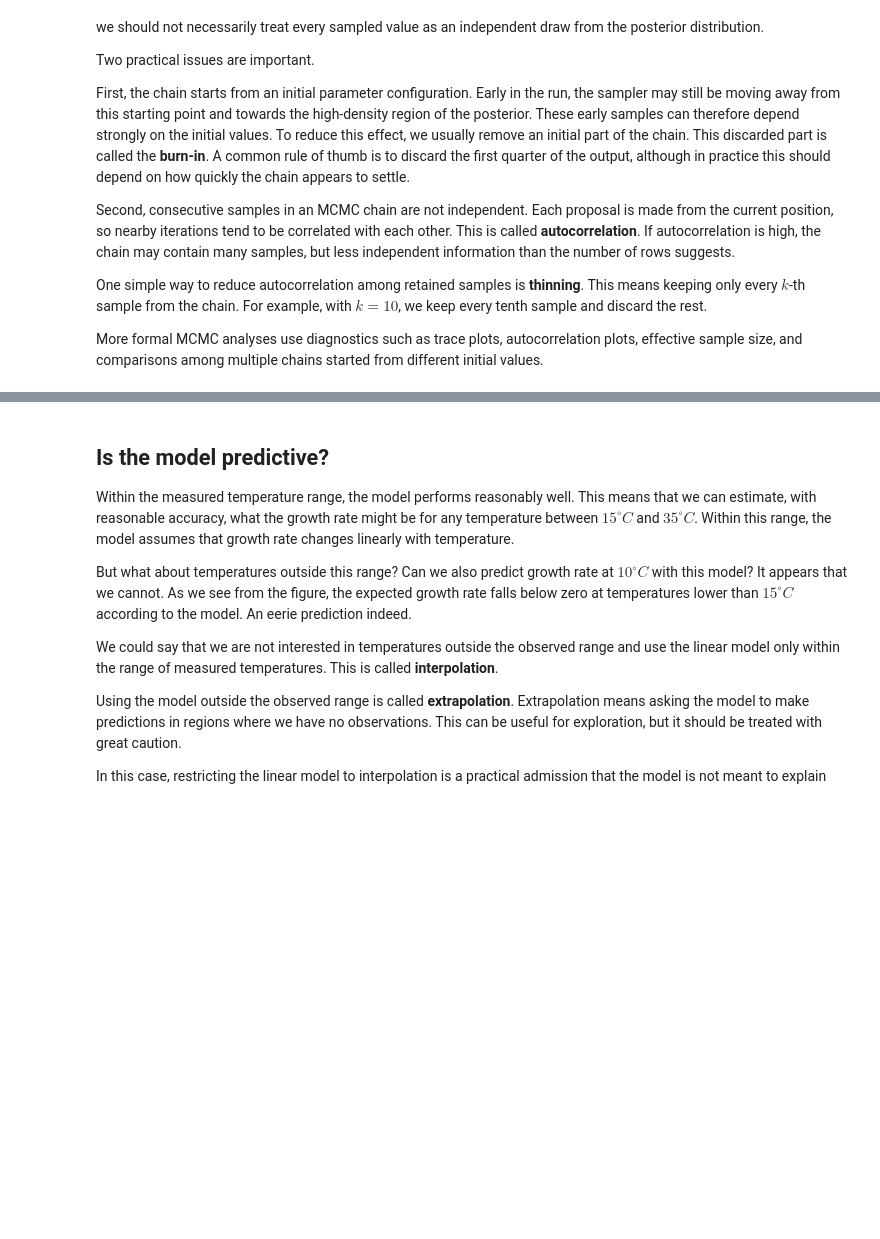
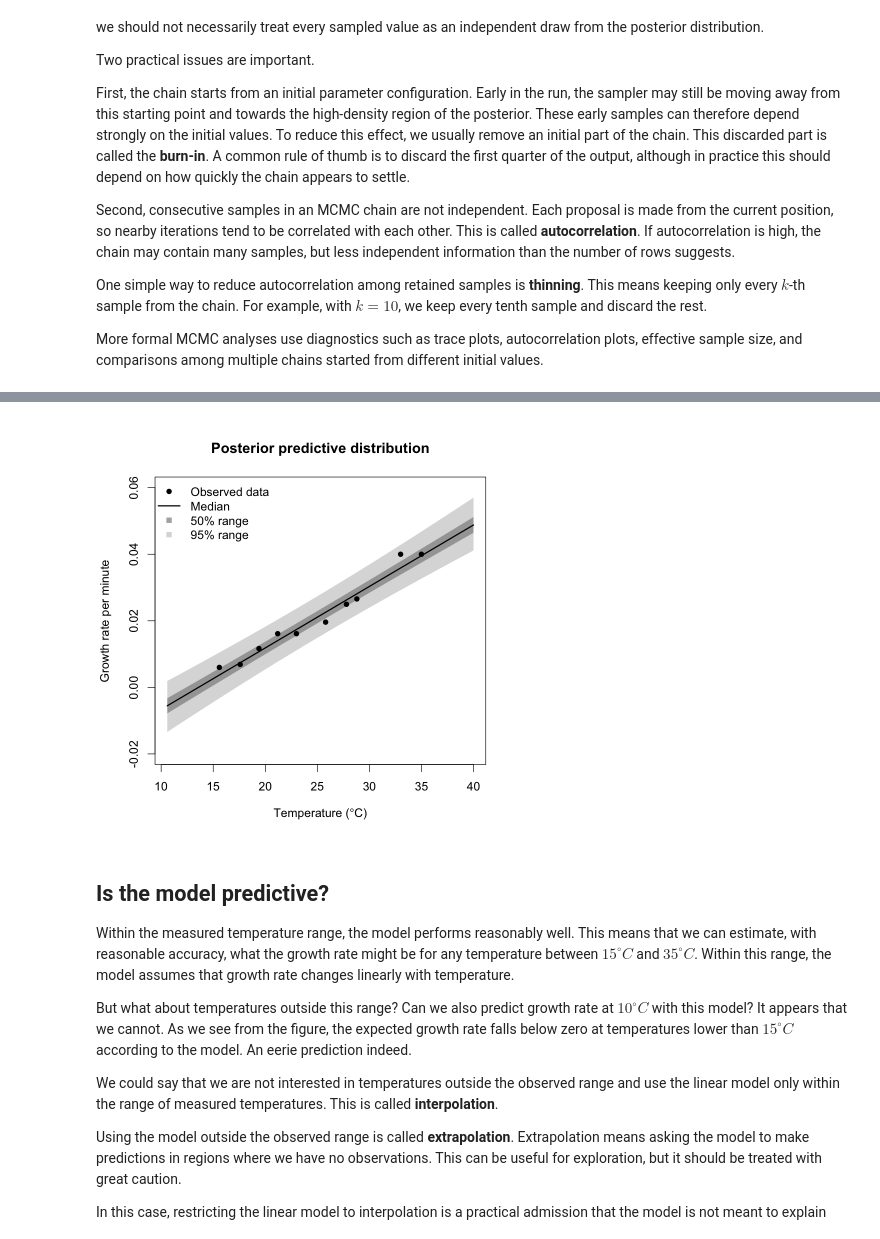
Before and after one commit to kerguler/vector-modelling-tutorials, a Jupyter notebook: tutorials/MathMod/T03_IMM_regression.ipynb, the cells around one changed output, grey strips where cells are left out. Saved outputs shown, nothing was run; the diff lists cells and outputs as text; code cells hidden in the pictures; blank space fills up the shorter version.

```diff
--- a/tutorials/MathMod/T03_IMM_regression.ipynb
+++ b/tutorials/MathMod/T03_IMM_regression.ipynb
@@ -764,3 +792,67 @@ points(d$T.C, d$rate.per.minute, pch = 16)
+# %%
+## Finally, we repeat the Monte Carlo integration over a range of temperature values
+## to obtain the posterior predictive density
+
+## This function takes a density vector (dens)
+## and the corresponding grid (rho_grid), and returns the quantiles
+## corresponding to the specified probabilities (probs)
+get_interval <- function(dens, rho_grid, probs = c(0.025, 0.25, 0.5, 0.75, 0.975)) {
+
+  drho <- diff(rho_grid)[1]
+  cdf <- cumsum(dens) * drho
+  cdf <- cdf / max(cdf)
+
+  approx(cdf, rho_grid, xout = probs, ties = "ordered")$y
+}
+
+## Choose a wide growth-rate grid that covers most of the predictive distribution
+rho_grid <- seq(-0.2, 0.2, length.out = 800)
+
+## Calculate the average density for every temperature
+pred_density <- matrix(NA, nrow = length(Tseq), ncol = length(rho_grid))
+for (i in seq_along(Tseq)) {
+  Tval <- Tseq[i]
+
+  mu_j <- post_thin$a * Tval + post_thin$b
+
+  pred_density[i, ] <- sapply(rho_grid, function(rhoval) {
+    mean(dnorm(rhoval, mean = mu_j, sd = post_thin$sigma))
+  })
+}
+
+## Calculate the quantiles of the predictive distribution at each temperature
+pred_q <- t(apply(pred_density, 1, get_interval, rho_grid = rho_grid))
+
+colnames(pred_q) <- c("q2.5", "q25", "q50", "q75", "q97.5")
+
+## Plot posterior predictive density
+par(bg = "white", cex = 1.2)
+
+plot(NA, xlim = range(Tseq), ylim = c(-0.02,0.06),
+     xlab = expression("Temperature ("*degree*C*")"), ylab = "Growth rate per minute", main = "Posterior predictive distribution")
+
+## 95% range
+polygon(c(Tseq, rev(Tseq)), c(pred_q[, "q2.5"], rev(pred_q[, "q97.5"])),
+        border = NA, col = adjustcolor("grey80", alpha.f = 0.7))
+
+## 50% range
+polygon(c(Tseq, rev(Tseq)), c(pred_q[, "q25"], rev(pred_q[, "q75"])),
+        border = NA, col = adjustcolor("grey55", alpha.f = 0.7))
+
+## Median
+lines(Tseq, pred_q[, "q50"], lwd = 2)
+
+## Observed data
+points(T, rho, pch = 16)
+
+legend("topleft",
+       legend = c("Observed data", "Median", "50% range", "95% range"),
+       bty = "n", pch = c(16, NA, 15, 15), lty = c(NA, 1, NA, NA), lwd = c(NA, 2, NA, NA),
+       col = c("black", "black",
+               adjustcolor("grey55", alpha.f = 0.7),
+               adjustcolor("grey80", alpha.f = 0.7)))
+# %% [output]
+[figure, added]
 # %% [markdown]
 
 ## Is the model predictive?
```
Also changed, not shown: parts of 8 cells of this notebook.
